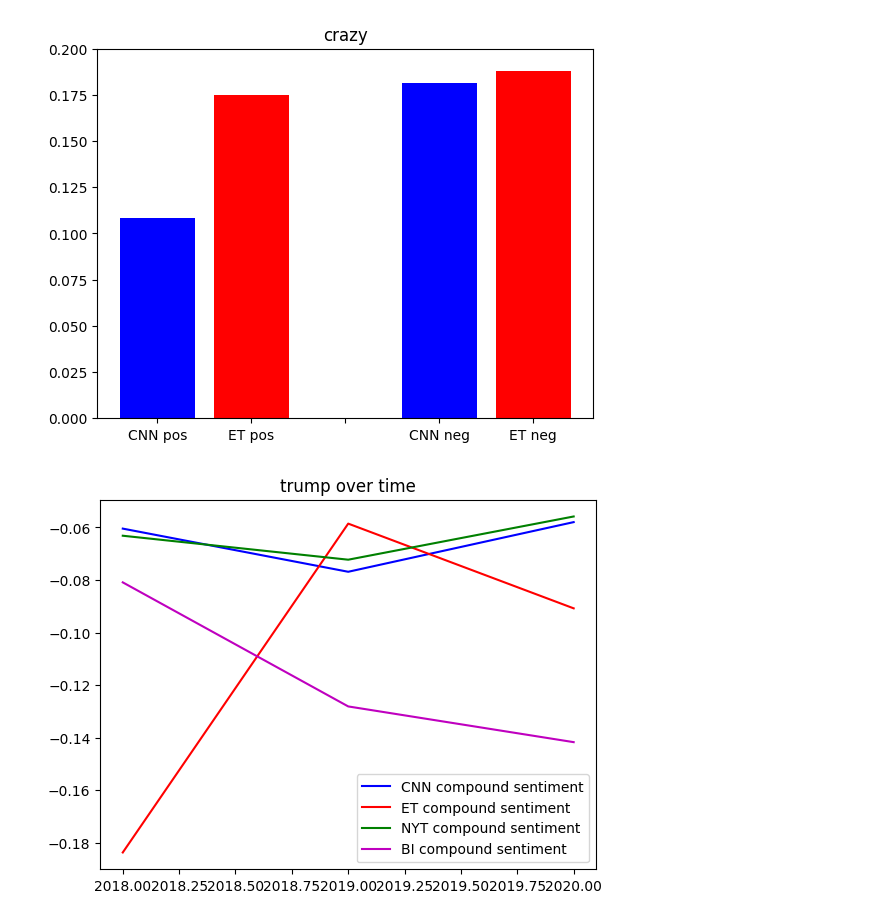
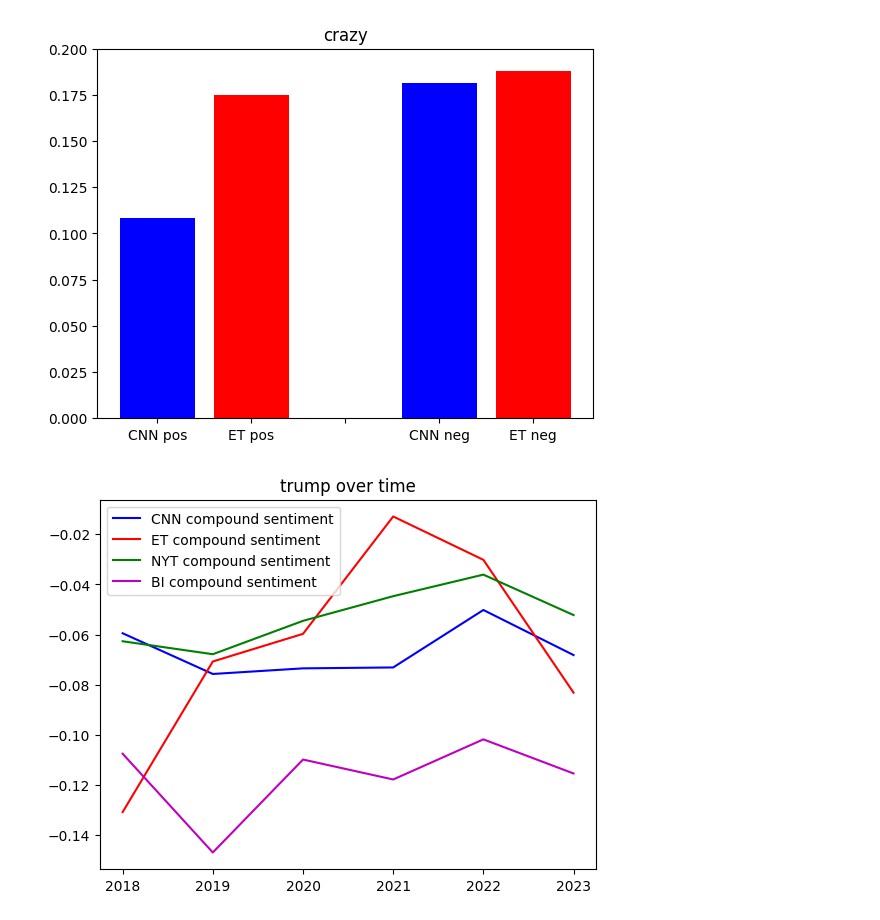
Before and after one commit to olincollege/HeadlineCorrelation, a Jupyter notebook: main.ipynb, the cells around one changed output. Saved outputs shown, nothing was run; the diff lists cells and outputs as text; code cells hidden in the pictures.

```diff
--- a/main.ipynb
+++ b/main.ipynb
@@ -61,8 +61,8 @@ test_functions.plot_sentiment_comparison(issue_values,'CNN','ET',input_word)
 Input Word to contrast:
 [figure]
 # %%
-yearly_values = test_functions.yearly_sentiment(2018,2020,'trump',dataframe)
+yearly_values = test_functions.yearly_sentiment(2018,2023,'trump',dataframe)
 
-test_functions.yearly_graph(2018,2020,'trump',yearly_values)
+test_functions.yearly_graph(2018,2023,'trump',yearly_values)
 # %% [output]
-[figure, old version]
+[figure, new version]
```
Also changed, not shown: parts of 2 cells of this notebook.
